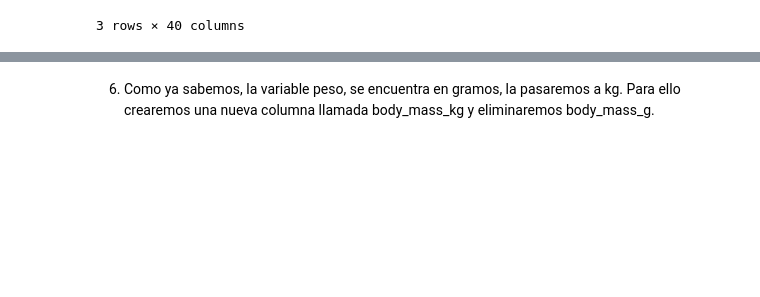
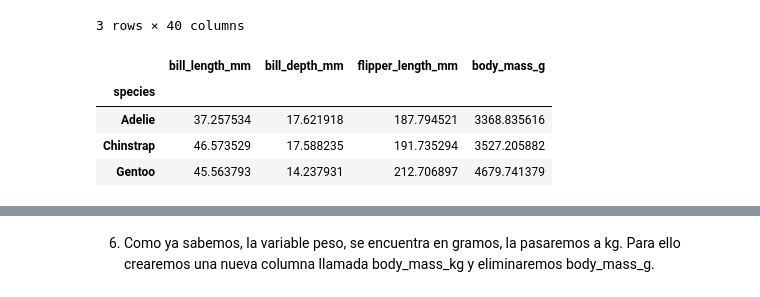
Before and after one commit to Teenti420/P1b_PenguinExercises, a Jupyter notebook: PenguinsJupyterExercises.ipynb, the cells around one changed output, grey strips where cells are left out. Drawn from its saved outputs; the diff is of its cells as text; code cells hidden in the pictures; blank space fills up the shorter version.

```diff
--- a/PenguinsJupyterExercises.ipynb
+++ b/PenguinsJupyterExercises.ipynb
@@ -200,3 +218,11 @@ female_penguins_species_grouped.describe()
 | Chinstrap | 34.0 | 46.573529 | 3.108669 | 40.9 | 45.425 | 46.3 | 47.375 | 58.0 | 34.0 | 17.588235 | ... |
 | Gentoo | 58.0 | 45.563793 | 2.051247 | 40.9 | 43.850 | 45.5 | 46.875 | 50.5 | 58.0 | 14.237931 | ... |
 3 rows × 40 columns
+# %%
+female_penguins_species_grouped[interest_columns].mean()
+# %% [output]
+|  | bill_length_mm | bill_depth_mm | flipper_length_mm | body_mass_g |
+| species |  |  |  |  |
+| Adelie | 37.257534 | 17.621918 | 187.794521 | 3368.835616 |
+| Chinstrap | 46.573529 | 17.588235 | 191.735294 | 3527.205882 |
+| Gentoo | 45.563793 | 14.237931 | 212.706897 | 4679.741379 |
```
Also changed, not shown: parts of 28 cells of this notebook.
